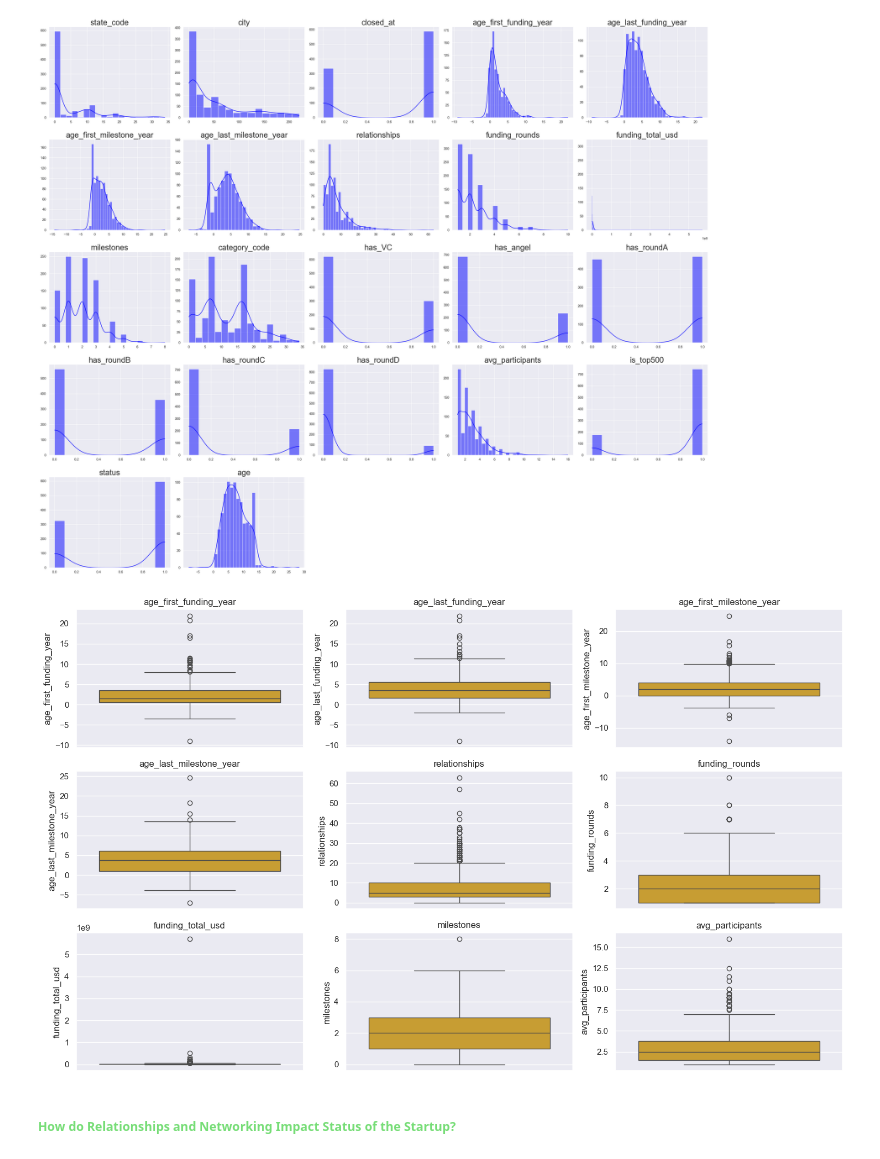
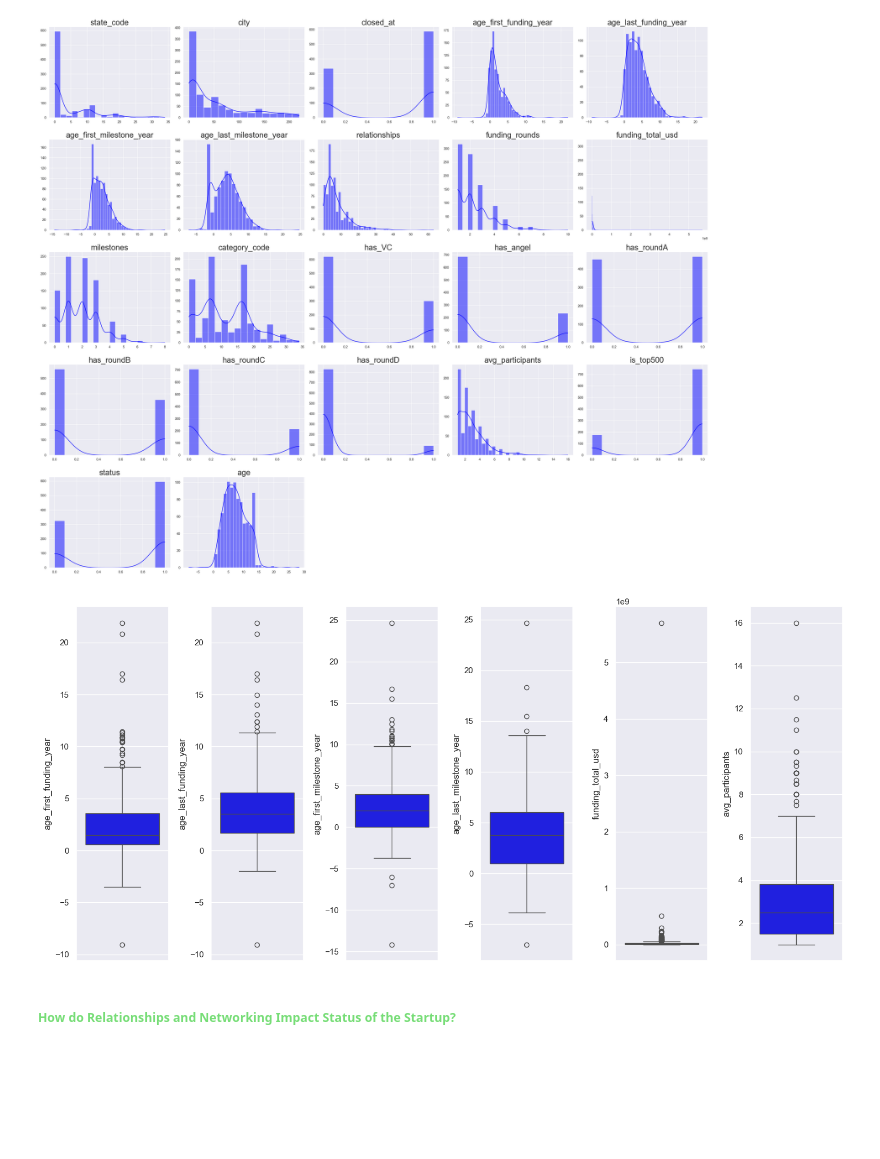
Before and after one commit to GabrielaArzateR/Predicting_startup_succes-, a Jupyter notebook: notebook/data_exploratio.ipynb, the cells around one changed output. Saved outputs shown, nothing was run; the diff lists cells and outputs as text; code cells hidden in the pictures; blank space fills up the shorter version.

Commit message:
changuing plot outliers

```diff
--- a/notebook/data_exploratio.ipynb
+++ b/notebook/data_exploratio.ipynb
@@ -481,41 +480,16 @@ plt.tight_layout()
 plt.show()
 # %% [output]
 [figure]
-# %%
-import seaborn as sns
-import matplotlib.pyplot as plt
-
-# List of numerical features to check for outliers
-featuresNum = [
-    'age_first_funding_year',
-    'age_last_funding_year',
-    'age_first_milestone_year',
-    'age_last_milestone_year',
-    'relationships',
-    'funding_rounds',
-    'funding_total_usd',
-    'milestones',
-    'avg_participants'
-]
-# Calculate the number of rows required for a grid layout, with 3 charts per row
-num_rows = len(featuresNum) // 3 + (len(featuresNum) % 3 > 0)
-
-# Set up the matplotlib figure size dynamically based on the number of features
-plt.figure(figsize=(15, num_rows * 3))
-
-# Iterate over the features and create a boxplot for each one
-for i, feature in enumerate(featuresNum):
-    plt.subplot(num_rows, 3, i+1)  # num_rows by 3 grid, position i+1
-    sns.boxplot(y=data_df[feature], color='goldenrod', saturation=0.8)
-    plt.title(feature)  # Set the title to the name of the feature
-
-# Adjust layout to prevent overlap
-plt.tight_layout()
-
-# Show the plot
-plt.show()
-# %% [output]
-[figure, removed]
+# %%
+featuresNumfinal = ['age_first_funding_year','age_last_funding_year','age_first_milestone_year','age_last_milestone_year','funding_total_usd','avg_participants']
+
+plt.figure(figsize=(15, 7))
+for i in range(0, len(featuresNumfinal)):
+    plt.subplot(1, len(featuresNumfinal), i+1)
+    sns.boxplot(y=data_df[featuresNumfinal[i]], color='blue', orient='v')
+    plt.tight_layout()
+# %% [output]
+[figure, added]
 # %% [markdown]
 ##### <span style="color: #77dd77;"> How do Relationships and Networking Impact Status of the Startup?
 # %%
```
Also changed, not shown: parts of 2 cells of this notebook.
